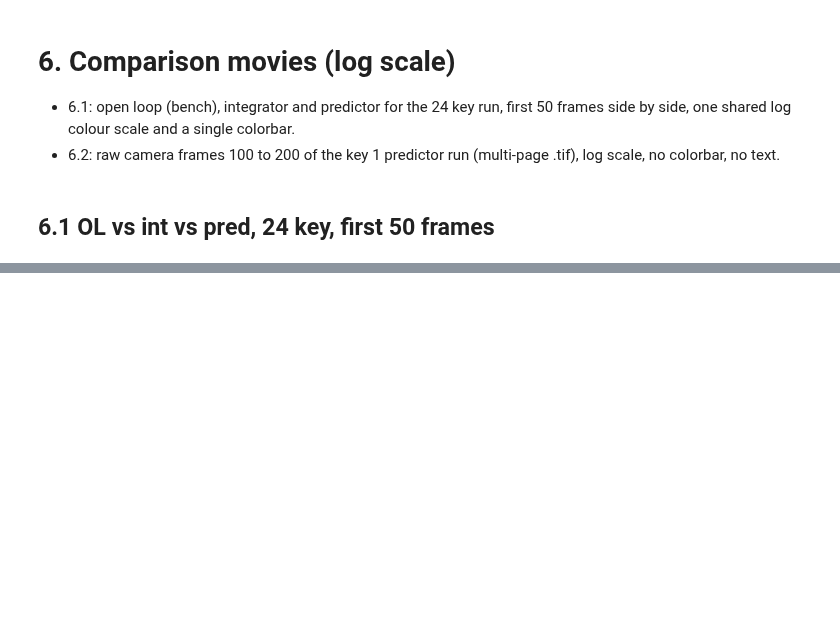
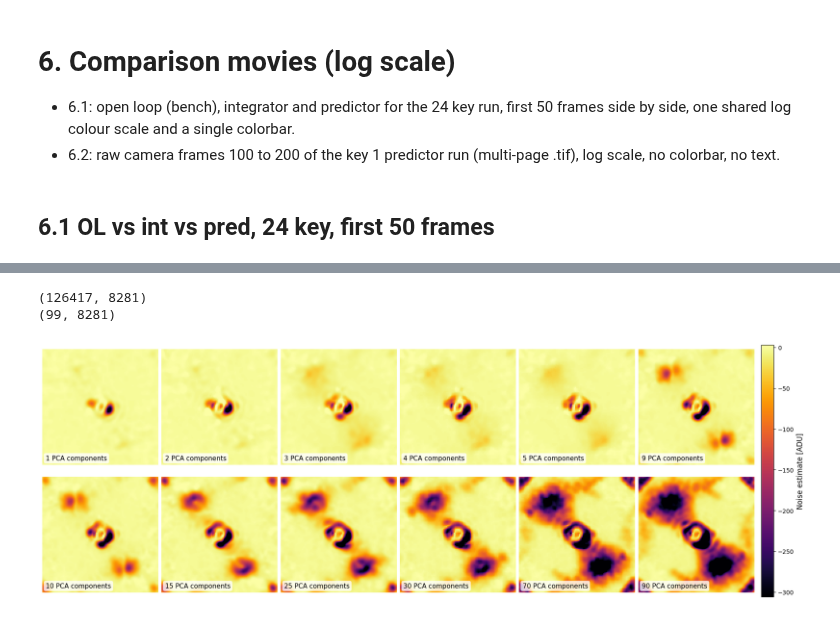
Before and after one commit to noah-bns/ESO_internship, a Jupyter notebook: notebooks/Fits_visualisation.ipynb, the cells around one changed output, grey strips where cells are left out. Cells and saved outputs as stored; diff of their text form; code cells hidden in the pictures; blank space fills up the shorter version.

```diff
--- a/notebooks/Fits_visualisation.ipynb
+++ b/notebooks/Fits_visualisation.ipynb
@@ -475,0 +835,23 @@ print(f"saved {out_raw}  (log range {norm_raw.vmin:.3g} .. {norm_raw.vmax:.3g})"
+# %%
+ORI_PATH_INT = Path('/home/aosimul/noah/src/pipeline_ADI/results/fake_planets/30_deg_sat_speckles/int_7ro_20ws_1key_1-4_DIT_2.81e-02s/residuals/Noise_frames')
+ORI_PATH_PRED = Path('/home/aosimul/noah/src/pipeline_ADI/results/fake_planets/30_deg_sat_speckles/pred_7ro_20ws_1key_1-4_DIT_2.81e-02s/residuals/Noise_frames')
+IMAGES_PATH = Path("/home/aosimul/noah/data/ghost_images/long_7ro_20ws_focus")
+
+fig, axes, results = plot_noise_estimate(
+    numbers=[1,2,3,4,5,9,10,15, 25,30,70,90],
+    ori_path_pca=ORI_PATH_INT,
+    ori_path_images=IMAGES_PATH,
+    ds="int",
+    second_ds= 'pred',
+    second_ori_path_pca= ORI_PATH_PRED,
+    cbar_label="Noise estimate [ADU]",
+    ncols = 6,
+    cmap = 'inferno',
+    figsize_per_subplot = (3,3),
+)
+
+plt.show()
+# %% [output]
+(126417, 8281)
+(99, 8281)
+[figure, added]
```
Also changed, not shown: parts of 11 cells of this notebook, 9 other files.
